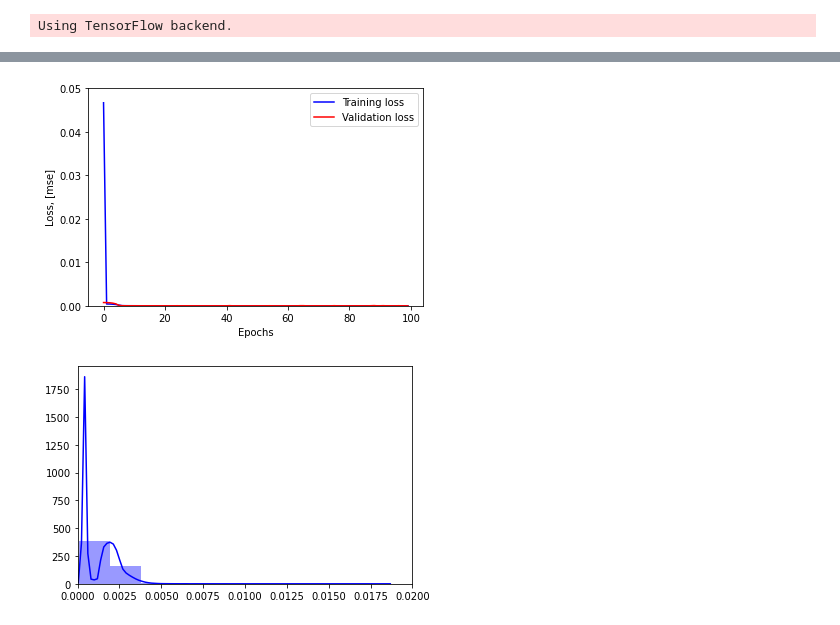
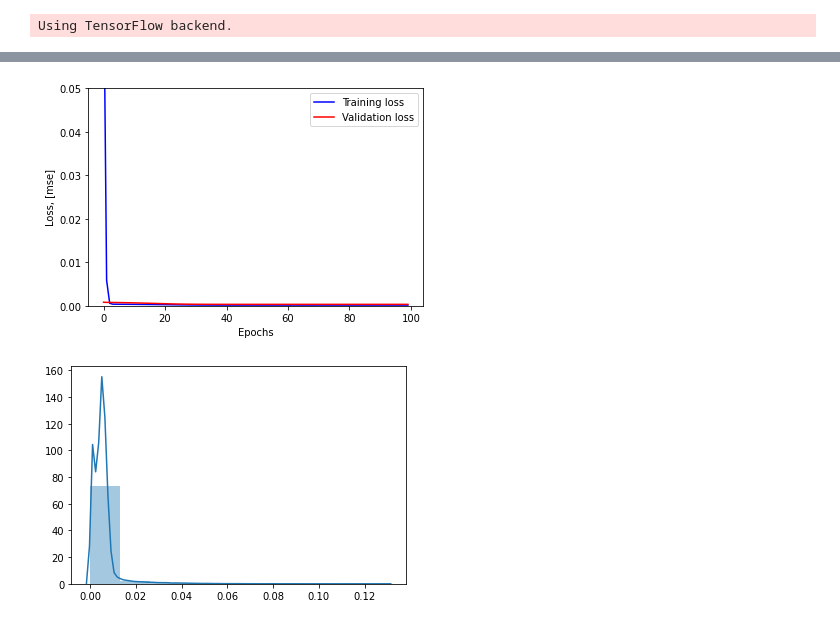
Before and after one commit to lestercardoz11/fault-detection-for-predictive-maintenance-in-industry-4.0, a Jupyter notebook: [2x2]/Autoencoder/Autoencoder/Autoencoder (OR - 0.021).ipynb, the cells around one changed output, grey strips where cells are left out. Cells and saved outputs as stored; diff of their text form; code cells hidden in the pictures.

```diff
--- a/[2x2]/Autoencoder/Autoencoder/Autoencoder (OR - 0.021).ipynb
+++ b/[2x2]/Autoencoder/Autoencoder/Autoencoder (OR - 0.021).ipynb
@@ -3,6 +3,6 @@
 import pandas as pd
 import numpy as np
 # %%
-Dtrain = pd.read_csv("TrainingSet (OR - 21).csv")
+Dtrain = pd.read_csv("../TrainingSet (OR - 21).csv")
 #Dtrain = Dtrain.iloc[:,0:4].values
-Dtest = pd.read_csv("TestingSet (OR - 21).csv")
+Dtest = pd.read_csv("../TestingSet (OR - 21).csv")
@@ -61,24 +77,20 @@ act_func = 'elu'
 # Input layer:
 model=Sequential()
 # First hidden layer, connected to input vector X.
-model.add(Dense(6,activation=act_func,
+model.add(Dense(32, activation=act_func,
                 kernel_initializer='glorot_uniform',
                 kernel_regularizer=regularizers.l2(0.0),
                 input_shape=(X_train.shape[1],)
                )
          )
 
-model.add(Dense(2,activation=act_func,
-                kernel_initializer='glorot_uniform'))
+model.add(Dense(2, activation=act_func, kernel_initializer='glorot_uniform'))
 
-model.add(Dense(6,activation=act_func,
-                kernel_initializer='glorot_uniform'))
+model.add(Dense(32, activation=act_func, kernel_initializer='glorot_uniform'))
 
-model.add(Dense(X_train.shape[1],
-                kernel_initializer='glorot_uniform'))
+model.add(Dense(X_train.shape[1], kernel_initializer='glorot_uniform'))
 
-model.compile(loss='mse',optimizer='adam', metrics=['accuracy'] )
+model.compile(loss='mse',optimizer='adam')
 
 # Train model for 100 epochs, batch size of 10:
-NUM_EPOCHS=100
-BATCH_SIZE=100
+model.summary()
@@ -85,7 +114,10 @@ BATCH_SIZE=100
 # %%
-history=model.fit(np.array(X_train),np.array(X_train),
+NUM_EPOCHS=100
+BATCH_SIZE=1000
+history=model.fit(X_train,X_train,
                   batch_size=BATCH_SIZE,
                   epochs=NUM_EPOCHS,
-                  validation_split=0.05,
-                  verbose = 1)
+                  validation_split=0.1,
+                  verbose = 1,
+                  shuffle = False)
 # %% [output]
@@ -117,16 +149,16 @@ plt.ylabel('Loss, [mse]')
 plt.ylim([0,.05])
 plt.show()
 # %% [output]
-[figure, old version]
+[figure, new version]
+# %%
+X_pred = model.predict(X_train)
 # %%
-X_pred = model.predict(np.array(X_train))
-
 import seaborn as sns
 
 scored = np.mean(np.abs(X_pred-X_train), axis = 1)
 plt.figure()
-sns.distplot(scored, bins = 10, kde= True, color = 'blue');
-plt.xlim([0.0,.02])
+g = sns.distplot(scored, bins = 10, kde= True);
+#g.set(xlim=(0.05,0.10), ylim=(0, 1))
 plt.show()
 # %% [output]
-[figure, old version]
+[figure, new version]
```
Also changed, not shown: parts of 16 cells of this notebook, 2 other files.
